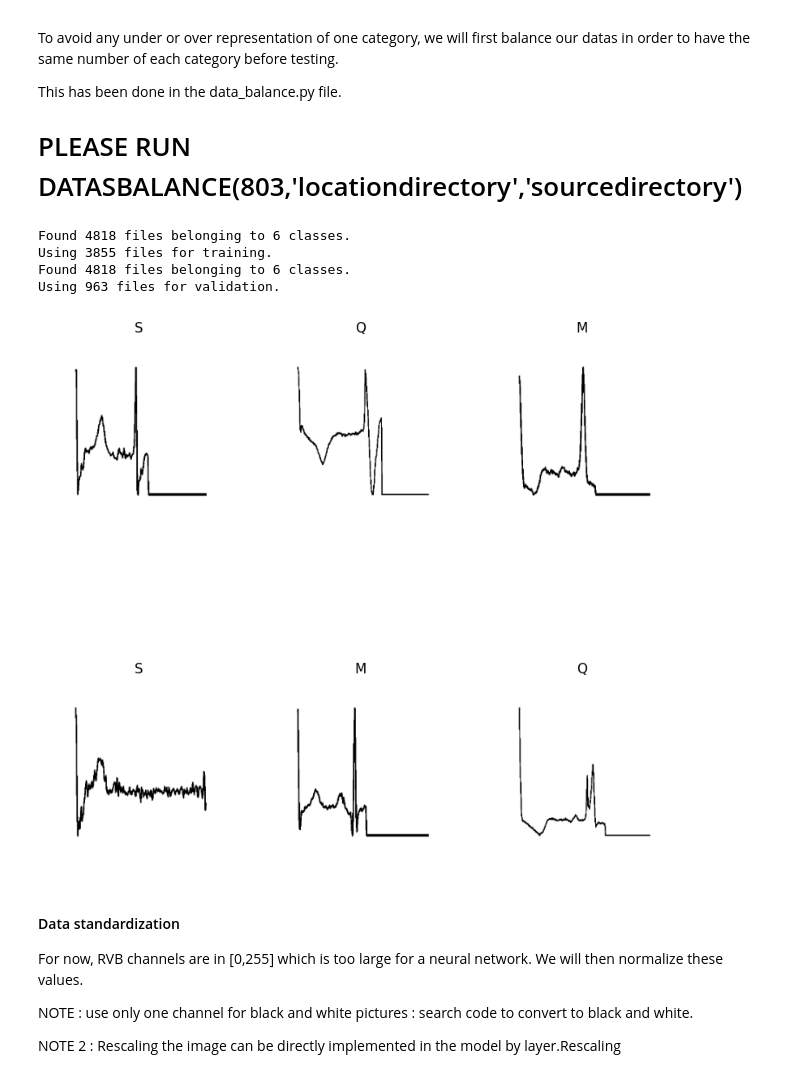
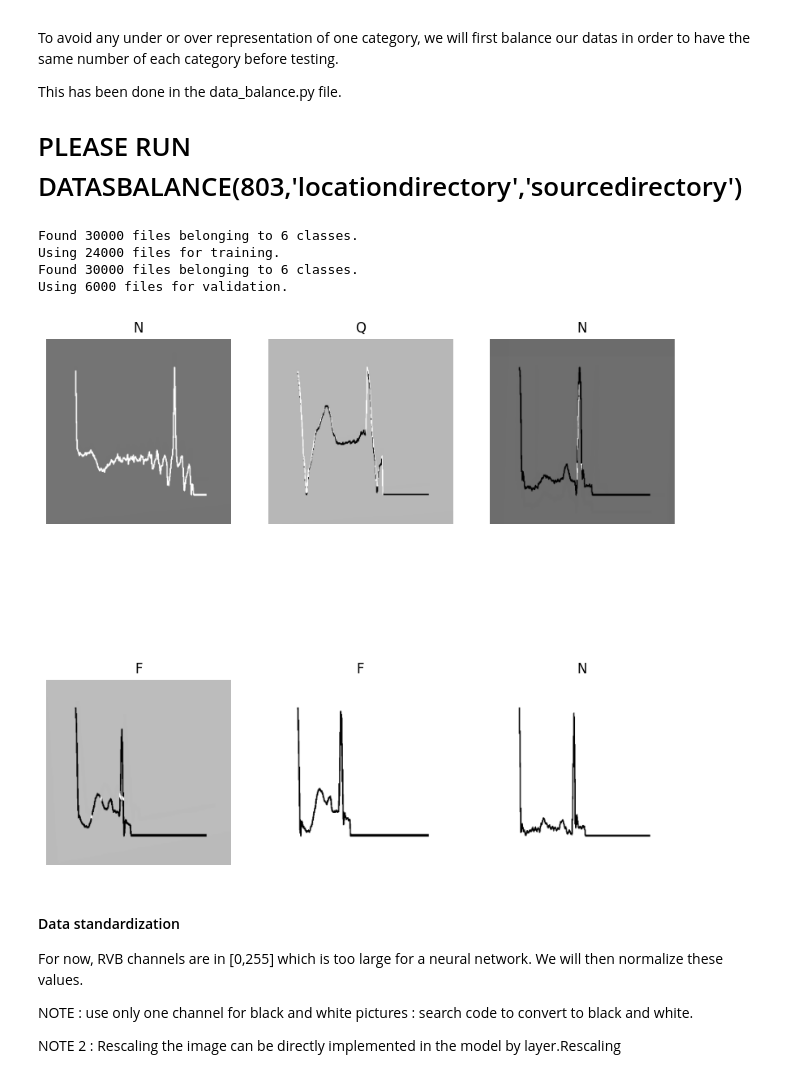
Before and after one commit to Henryk07/ESP3201_Project, a Jupyter notebook: src/NN_new.ipynb, the cells around one changed output. Saved outputs shown, nothing was run; the diff lists cells and outputs as text; code cells hidden in the pictures.

```diff
--- a/src/NN_new.ipynb
+++ b/src/NN_new.ipynb
@@ -44,38 +44,38 @@ This has been done in the data_balance.py file.
 # %%
 traindata=tf.keras.utils.image_dataset_from_directory(
   #"Full_dataset\ECG_Image_data_cb_bw",
   #"Small_dataset\S_datas_labels_cb_bw",
-  "data\M_dataset\S_datas_labels_bw_bal5000",
+  "data/M_dataset/S_datas_labels_augmented5000",
   labels='inferred',
   class_names=["F","M","N","Q","S","V"],
   validation_split=0.2,
   subset="training",
   seed=123)
 
 valdata=tf.keras.utils.image_dataset_from_directory(
   #"Full_dataset\ECG_Image_data_cb_bw",
   #"Small_dataset\S_datas_labels_cb_bw",
-  "data\M_dataset\S_datas_labels_bw_bal5000",
+  "data/M_dataset/S_datas_labels_augmented5000",
   labels='inferred',
   class_names=["F","M","N","Q","S","V"],
   validation_split=0.2,
   subset="validation",
   seed=123)
 
 
 plt.figure(figsize=(10, 10))
 for images, labels in traindata.take(1):
   for i in range(6):
     ax = plt.subplot(2, 3, i + 1)
     plt.imshow(images[i].numpy().astype("uint8"))
     plt.title(traindata.class_names[labels[i]])
     plt.axis("off")
 # %% [output]
-Found 4818 files belonging to 6 classes.
-Using 3855 files for training.
-Found 4818 files belonging to 6 classes.
-Using 963 files for validation.
+Found 30000 files belonging to 6 classes.
+Using 24000 files for training.
+Found 30000 files belonging to 6 classes.
+Using 6000 files for validation.
-[figure, old version]
+[figure, new version]
 # %% [markdown]
 #### Data standardization ###
 
```
Also changed, not shown: parts of 3 cells of this notebook, 1 other file.
